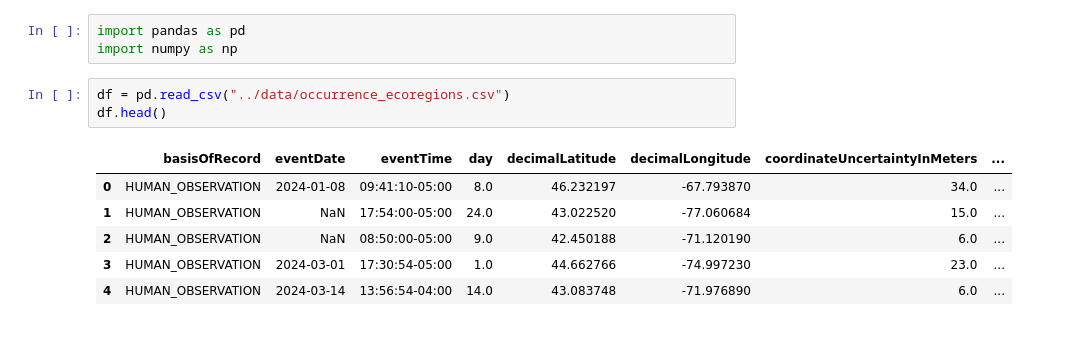
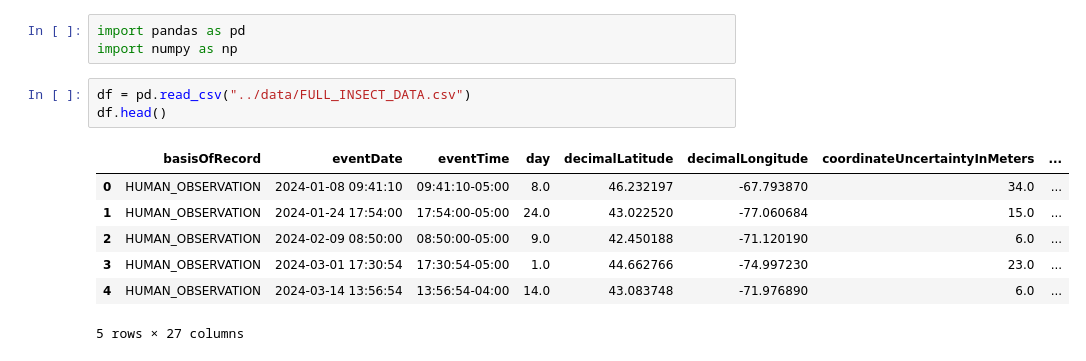
Before and after one commit to azavo/bugfinder, a Jupyter notebook: src/model.ipynb, the cells around one changed output. Drawn from its saved outputs; the diff is of its cells as text.

```diff
--- a/src/model.ipynb
+++ b/src/model.ipynb
@@ -2,12 +2,13 @@
 import pandas as pd
 import numpy as np
 # %%
-df = pd.read_csv("../data/occurrence_ecoregions.csv")
+df = pd.read_csv("../data/FULL_INSECT_DATA.csv")
 df.head()
 # %% [output]
 |  | basisOfRecord | eventDate | eventTime | day | decimalLatitude | decimalLongitude | coordinateUncertaintyInMeters | ... |
-| 0 | HUMAN_OBSERVATION | 2024-01-08 | 09:41:10-05:00 | 8.0 | 46.232197 | -67.793870 | 34.0 | ... |
-| 1 | HUMAN_OBSERVATION | NaN | 17:54:00-05:00 | 24.0 | 43.022520 | -77.060684 | 15.0 | ... |
-| 2 | HUMAN_OBSERVATION | NaN | 08:50:00-05:00 | 9.0 | 42.450188 | -71.120190 | 6.0 | ... |
-| 3 | HUMAN_OBSERVATION | 2024-03-01 | 17:30:54-05:00 | 1.0 | 44.662766 | -74.997230 | 23.0 | ... |
-| 4 | HUMAN_OBSERVATION | 2024-03-14 | 13:56:54-04:00 | 14.0 | 43.083748 | -71.976890 | 6.0 | ... |
+| 0 | HUMAN_OBSERVATION | 2024-01-08 09:41:10 | 09:41:10-05:00 | 8.0 | 46.232197 | -67.793870 | 34.0 | ... |
+| 1 | HUMAN_OBSERVATION | 2024-01-24 17:54:00 | 17:54:00-05:00 | 24.0 | 43.022520 | -77.060684 | 15.0 | ... |
+| 2 | HUMAN_OBSERVATION | 2024-02-09 08:50:00 | 08:50:00-05:00 | 9.0 | 42.450188 | -71.120190 | 6.0 | ... |
+| 3 | HUMAN_OBSERVATION | 2024-03-01 17:30:54 | 17:30:54-05:00 | 1.0 | 44.662766 | -74.997230 | 23.0 | ... |
+| 4 | HUMAN_OBSERVATION | 2024-03-14 13:56:54 | 13:56:54-04:00 | 14.0 | 43.083748 | -71.976890 | 6.0 | ... |
+5 rows × 27 columns
```
Also changed, not shown: parts of 7 cells of this notebook, 1 other file.
